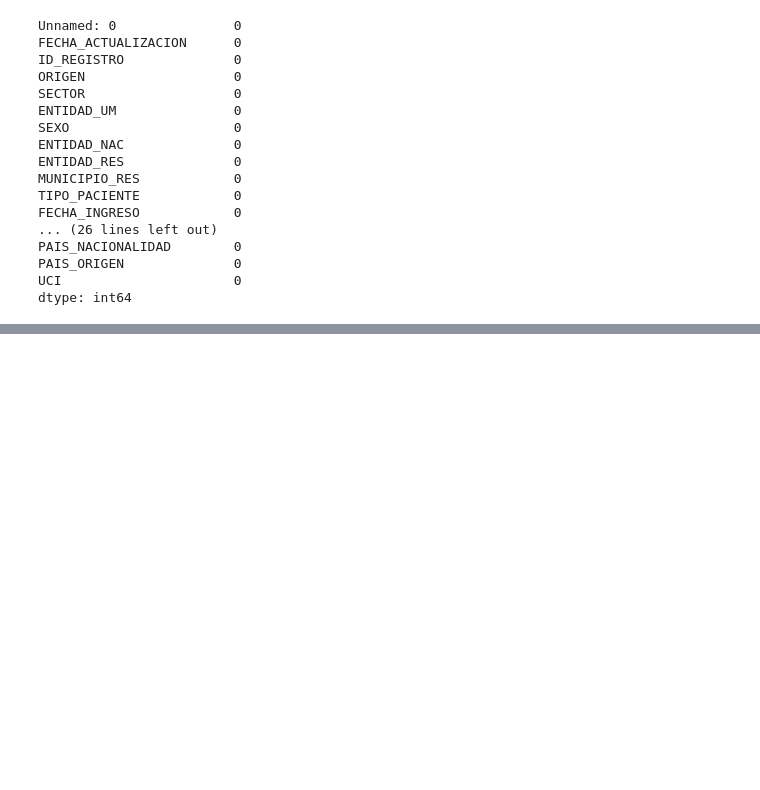
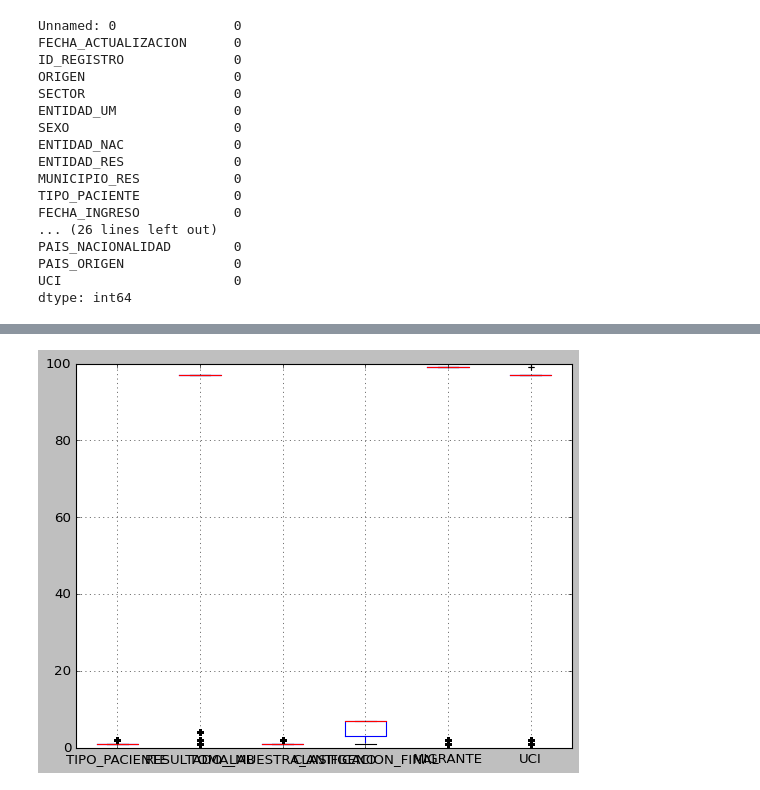
Before and after one commit to rodrigoruizteodoro/Actividad_4, a Jupyter notebook: 9_covid.ipynb, the cells around one changed output, grey strips where cells are left out. Drawn from its saved outputs; the diff is of its cells as text; code cells hidden in the pictures; blank space fills up the shorter version.

```diff
--- a/9_covid.ipynb
+++ b/9_covid.ipynb
@@ -130,0 +173,4 @@ dtype: int64
+# %%
+boxplot = Covid3.boxplot(column=['TIPO_PACIENTE','RESULTADO_LAB','TOMA_MUESTRA_ANTIGENO','CLASIFICACION_FINAL','MIGRANTE','UCI'])
+# %% [output]
+[figure, added]
```
Also changed, not shown: parts of 10 cells of this notebook.
